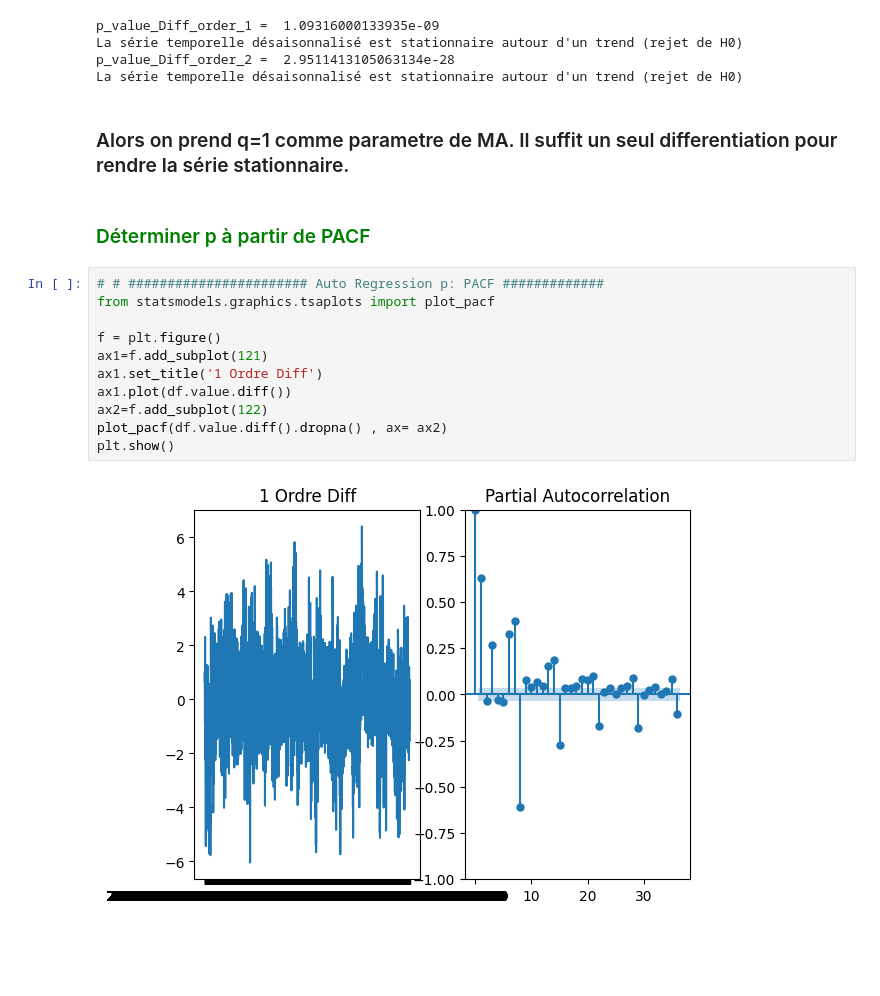
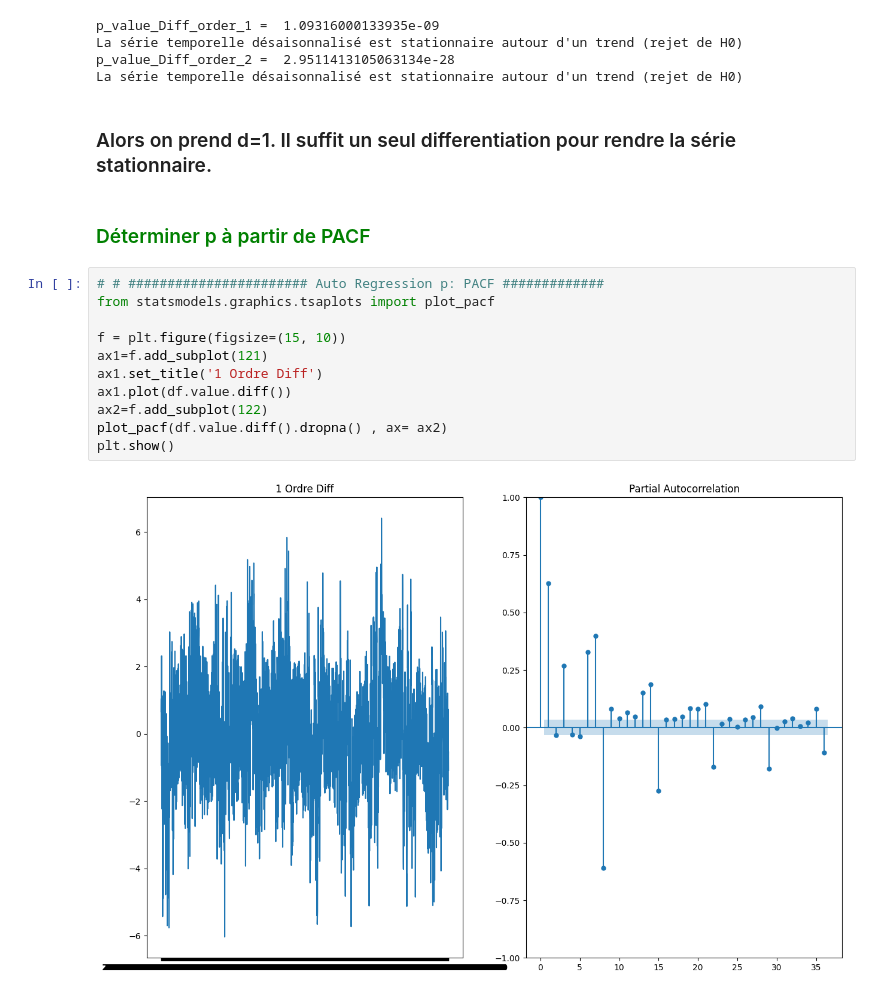
Before and after one commit to RolaMmss/Time-Series_consommation-d-electricite-HDF, a Jupyter notebook: Modeling.ipynb, the cells around one changed output. Cells and saved outputs as stored; diff of their text form; blank space fills up the shorter version.

```diff
--- a/Modeling.ipynb
+++ b/Modeling.ipynb
@@ -121,19 +125,19 @@ La série temporelle désaisonnalisé est stationnaire autour d'un trend (rejet
 p_value_Diff_order_2 =  2.9511413105063134e-28
 La série temporelle désaisonnalisé est stationnaire autour d'un trend (rejet de H0)
 # %% [markdown]
-### Alors on prend q=1 comme parametre de MA. Il suffit un seul differentiation pour rendre la série stationnaire.
+### Alors on prend d=1. Il suffit un seul differentiation pour rendre la série stationnaire.
 # %% [markdown]
 ###  <font color="green"> Déterminer p à partir de PACF </font>
 # %%
 # # ####################### Auto Regression p: PACF #############
 from statsmodels.graphics.tsaplots import plot_pacf
 
-f = plt.figure()
+f = plt.figure(figsize=(15, 10))
 ax1=f.add_subplot(121)
 ax1.set_title('1 Ordre Diff')
 ax1.plot(df.value.diff())
 ax2=f.add_subplot(122)
 plot_pacf(df.value.diff().dropna() , ax= ax2)
 plt.show()
 # %% [output]
-[figure, old version]
+[figure, new version]
```
Also changed, not shown: parts of 11 cells of this notebook, 2 other files.
